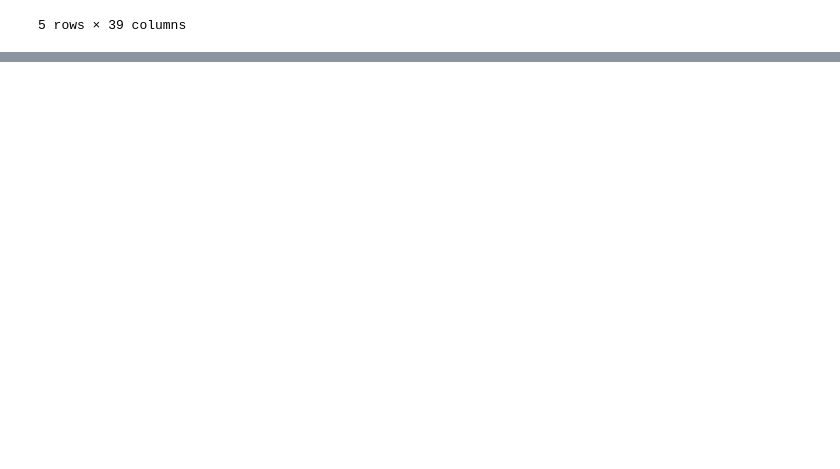
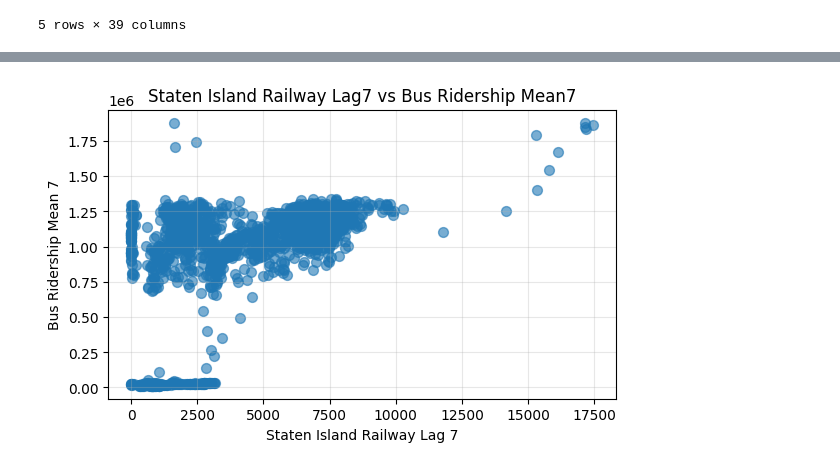
Before and after one commit to Raiden-Makoto/ScaryVirus, a Jupyter notebook: LightGBM.ipynb, the cells around one changed output, grey strips where cells are left out. Cells and saved outputs as stored; diff of their text form; code cells hidden in the pictures; blank space fills up the shorter version.

```diff
--- a/LightGBM.ipynb
+++ b/LightGBM.ipynb
@@ -146,0 +150,5 @@ df.to_csv('MTA_Multimode_Ridership_Data_Processed.csv', index=False)
+# %%
+df.columns = df.columns.str.replace('[^a-zA-Z0-9_]+', '_', regex=True)
+columns = df.columns[1:]
+target_columns = columns[:5]
+target_columns
@@ -146,0 +302,14 @@ df.to_csv('MTA_Multimode_Ridership_Data_Processed.csv', index=False)
+# %%
+# Scatter plot of Staten Island Railway Lag7 vs Bus Ridership Mean7
+plt.figure(figsize=(6, 4))
+plt.scatter(df['Staten_Island_Railway_Total_Estimated_Ridership_lag_7'],
+           df['Buses_Total_Estimated_Ridership_mean_7'],
+           alpha=0.6, s=50)
+plt.xlabel('Staten Island Railway Lag 7')
+plt.ylabel('Bus Ridership Mean 7')
+plt.title('Staten Island Railway Lag7 vs Bus Ridership Mean7')
+plt.grid(True, alpha=0.3)
+plt.tight_layout()
+plt.show()
+# %% [output]
+[figure, added]
```
Also changed, not shown: parts of 24 cells of this notebook.
